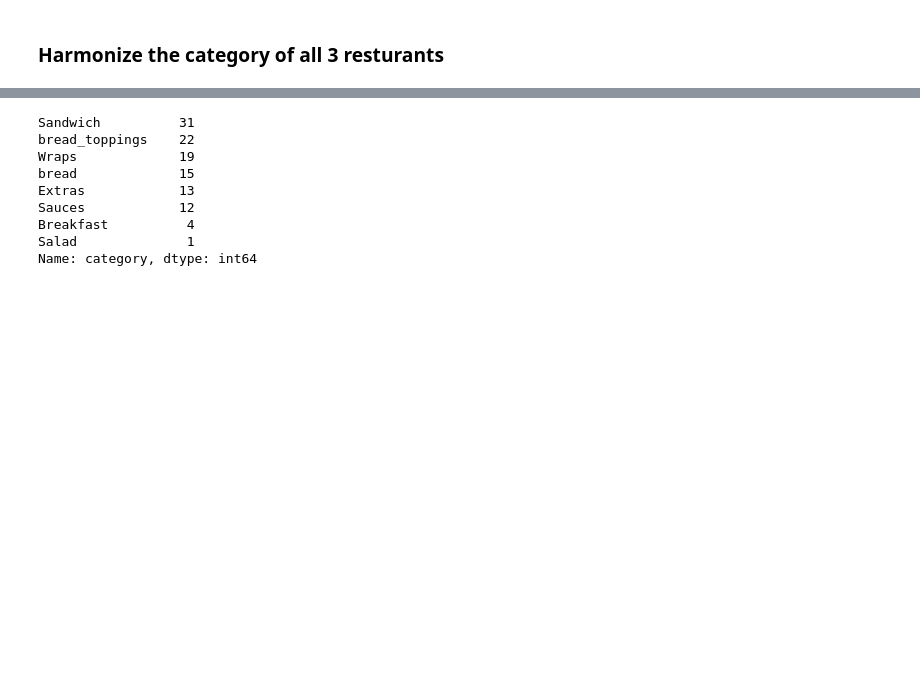
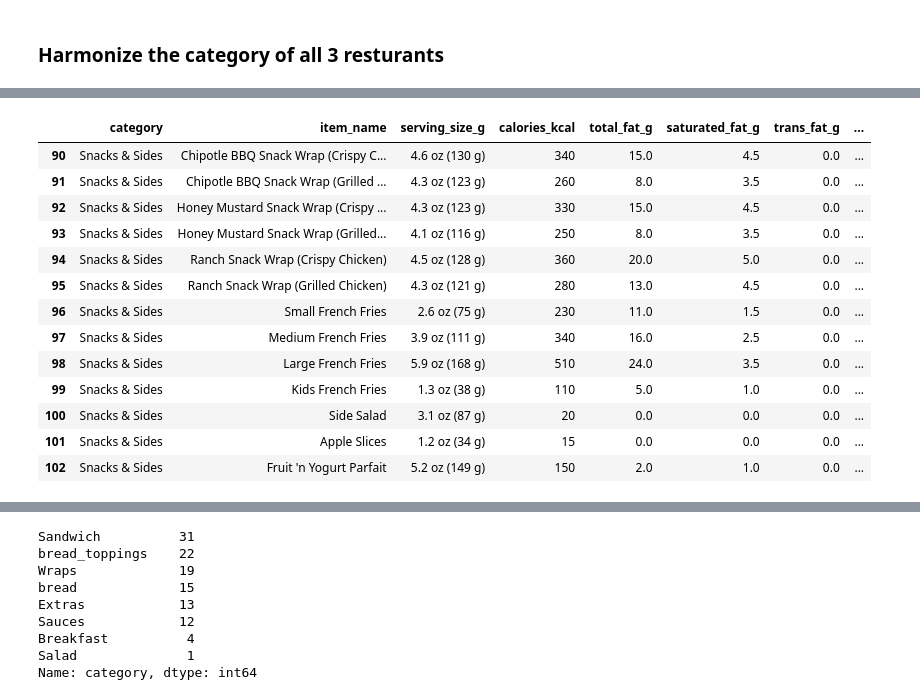
Before and after one commit to Magierteppich/project_fastfood_nutrition, a Jupyter notebook: 02_tian_wip/01_data_cleaning.ipynb, the cells around one changed output, grey strips where cells are left out. Cells and saved outputs as stored; diff of their text form; code cells hidden in the pictures; blank space fills up the shorter version.

```diff
--- a/02_tian_wip/01_data_cleaning.ipynb
+++ b/02_tian_wip/01_data_cleaning.ipynb
@@ -239,0 +273,14 @@ subway
+# %%
+mcd_cat_dict = {"Coffee & Tea" : "beverage",
+                "Breakfast" : "breakfast",
+                "Smoothies & Shakes" : "beverage",
+                "Chicken & Fish" : "burger",
+                "Beverages" : "beverage",
+                "Beef & Pork" : "burger",
+                "Snack & Sides" : "sides",
+                "Desserts" : "dessert",
+                "Salads" : "salad"}
+# %%
+mcdonalds = mcdonalds.assign(category_clean = "NaN")
+mcdonalds["category_clean"] = mcdonalds["category"].map(mcd_cat_dict).fillna("no match")
+mcdonalds["category_clean"].value_counts()
@@ -239,0 +295,17 @@ subway
+# %%
+mcdonalds.loc[mcdonalds["category_clean"] == "no match"]
+# %% [output]
+|  | category | item_name | serving_size_g | calories_kcal | total_fat_g | saturated_fat_g | trans_fat_g | ... |
+| 90 | Snacks & Sides | Chipotle BBQ Snack Wrap (Crispy C... | 4.6 oz (130 g) | 340 | 15.0 | 4.5 | 0.0 | ... |
+| 91 | Snacks & Sides | Chipotle BBQ Snack Wrap (Grilled ... | 4.3 oz (123 g) | 260 | 8.0 | 3.5 | 0.0 | ... |
+| 92 | Snacks & Sides | Honey Mustard Snack Wrap (Crispy ... | 4.3 oz (123 g) | 330 | 15.0 | 4.5 | 0.0 | ... |
+| 93 | Snacks & Sides | Honey Mustard Snack Wrap (Grilled... | 4.1 oz (116 g) | 250 | 8.0 | 3.5 | 0.0 | ... |
+| 94 | Snacks & Sides | Ranch Snack Wrap (Crispy Chicken) | 4.5 oz (128 g) | 360 | 20.0 | 5.0 | 0.0 | ... |
+| 95 | Snacks & Sides | Ranch Snack Wrap (Grilled Chicken) | 4.3 oz (121 g) | 280 | 13.0 | 4.5 | 0.0 | ... |
+| 96 | Snacks & Sides | Small French Fries | 2.6 oz (75 g) | 230 | 11.0 | 1.5 | 0.0 | ... |
+| 97 | Snacks & Sides | Medium French Fries | 3.9 oz (111 g) | 340 | 16.0 | 2.5 | 0.0 | ... |
+| 98 | Snacks & Sides | Large French Fries | 5.9 oz (168 g) | 510 | 24.0 | 3.5 | 0.0 | ... |
+| 99 | Snacks & Sides | Kids French Fries | 1.3 oz (38 g) | 110 | 5.0 | 1.0 | 0.0 | ... |
+| 100 | Snacks & Sides | Side Salad | 3.1 oz (87 g) | 20 | 0.0 | 0.0 | 0.0 | ... |
+| 101 | Snacks & Sides | Apple Slices | 1.2 oz (34 g) | 15 | 0.0 | 0.0 | 0.0 | ... |
+| 102 | Snacks & Sides | Fruit 'n Yogurt Parfait | 5.2 oz (149 g) | 150 | 2.0 | 1.0 | 0.0 | ... |
```
Also changed, not shown: parts of 74 cells of this notebook, 7 other files.
